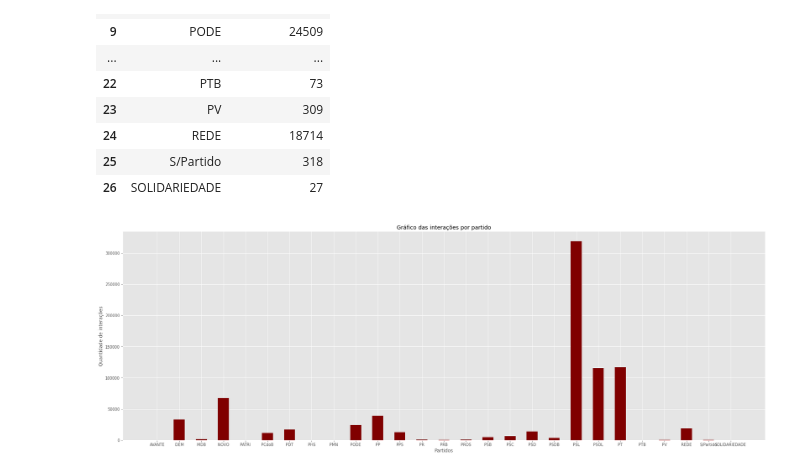
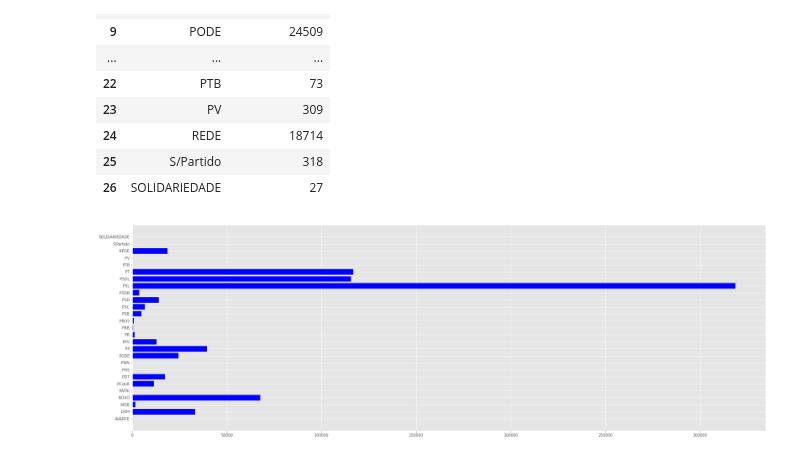
Before and after one commit to hiagonfs/analise_parlamentar, a Jupyter notebook: tcc_1first.ipynb, the cells around one changed output. Saved outputs shown, nothing was run; the diff lists cells and outputs as text; code cells hidden in the pictures.

```diff
--- a/tcc_1first.ipynb
+++ b/tcc_1first.ipynb
@@ -241,16 +241,21 @@ dt_fromdict
 # %%
 partidos = list(dt_fromdict['partido'])
 totalInteracoesPartidos = list(dt_fromdict['totalInteracoes'])
 
 fig = plt.figure(figsize = (30, 10))
 
+plt.barh(partidos, totalInteracoesPartidos, color ='blue')
+
+plt.show()
+
+#fig = plt.figure(figsize = (30, 10))
+
 # creating the bar plot
-plt.bar(partidos, totalInteracoesPartidos, color ='maroon',
-        width = 0.5)
+#plt.bar(totalInteracoesPartidos, partidos, color ='maroon', width = 0.5)
 
-plt.xlabel("Partidos")
-plt.ylabel("Quantidade de interações")
-plt.title("Gráfico das interações por partido")
-plt.show()
+#plt.xlabel("Partidos")
+#plt.ylabel("Quantidade de interações")
+##plt.title("Gráfico das interações por partido")
+#plt.show()
 # %% [output]
-[figure, old version]
+[figure, new version]
```
